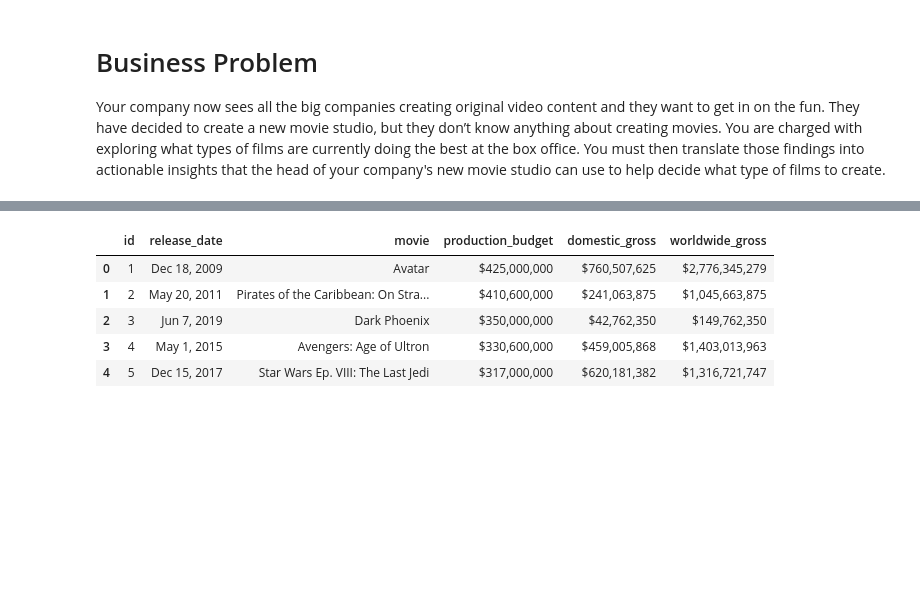
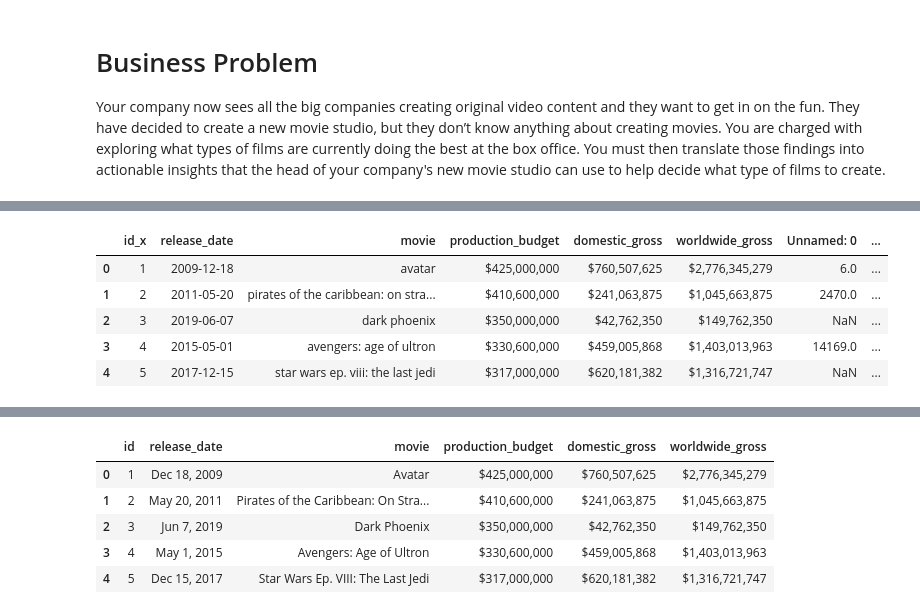
Before and after one commit to Paul-M-ARCH/phase2-project, a Jupyter notebook: phase-2-project-Copy1.ipynb, the cells around one changed output, grey strips where cells are left out. Cells and saved outputs as stored; diff of their text form; code cells hidden in the pictures; blank space fills up the shorter version.

```diff
--- a/phase-2-project-Copy1.ipynb
+++ b/phase-2-project-Copy1.ipynb
@@ -62,0 +96,22 @@ dt
+# %%
+# Convert release_date to datetime format
+df_budgets["release_date"] = pd.to_datetime(df_budgets["release_date"])
+df_tmdb["release_date"] = pd.to_datetime(df_tmdb["release_date"])
+# %%
+df_budgets["movie"] = df_budgets["movie"].str.lower().str.strip()
+df_tmdb["original_title"] = df_tmdb["original_title"].str.lower().str.strip()
+# %%
+df_combined = df_budgets.merge(
+    df_tmdb,
+    left_on=["movie", "release_date"],
+    right_on=["original_title", "release_date"],
+    how="left"
+)
+df_combined.head()
+# %% [output]
+|  | id_x | release_date | movie | production_budget | domestic_gross | worldwide_gross | Unnamed: 0 | ... |
+| 0 | 1 | 2009-12-18 | avatar | $425,000,000 | $760,507,625 | $2,776,345,279 | 6.0 | ... |
+| 1 | 2 | 2011-05-20 | pirates of the caribbean: on stra... | $410,600,000 | $241,063,875 | $1,045,663,875 | 2470.0 | ... |
+| 2 | 3 | 2019-06-07 | dark phoenix | $350,000,000 | $42,762,350 | $149,762,350 | NaN | ... |
+| 3 | 4 | 2015-05-01 | avengers: age of ultron | $330,600,000 | $459,005,868 | $1,403,013,963 | 14169.0 | ... |
+| 4 | 5 | 2017-12-15 | star wars ep. viii: the last jedi | $317,000,000 | $620,181,382 | $1,316,721,747 | NaN | ... |
```
Also changed, not shown: parts of 13 cells of this notebook.
